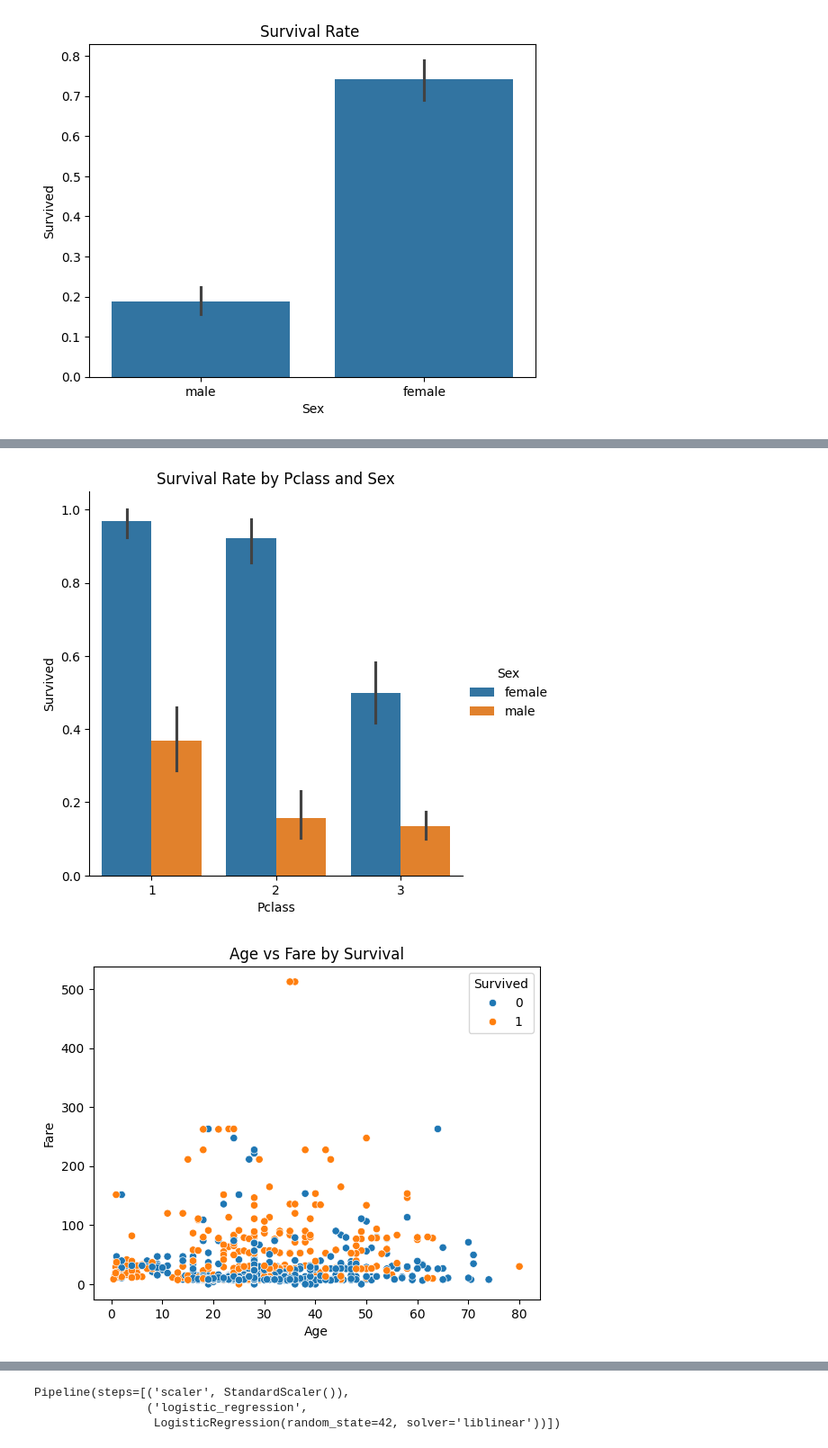
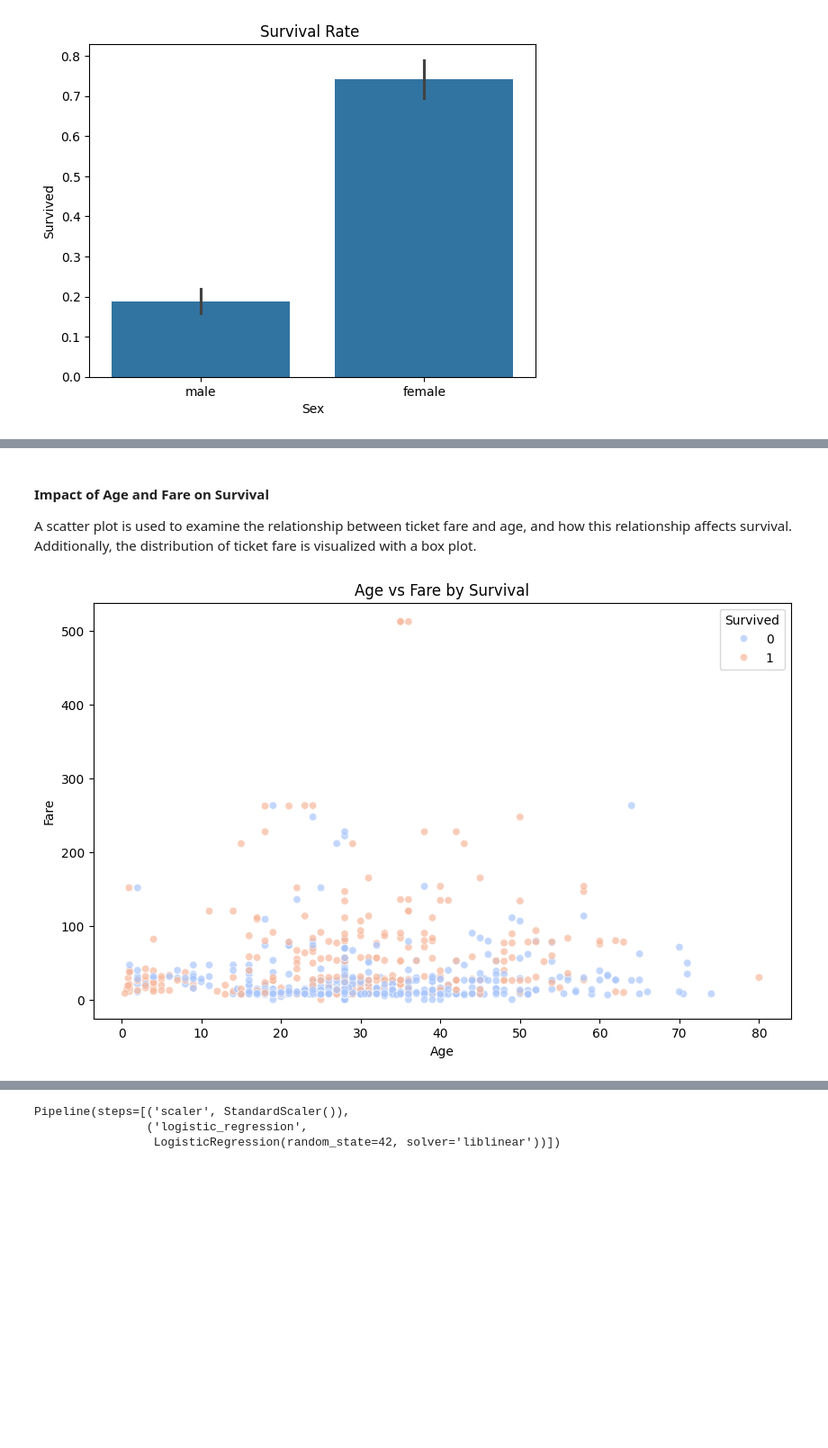
Before and after one commit to iceweasel13/titanic, a Jupyter notebook: titanic.ipynb, the cells around one changed output, grey strips where cells are left out. Shown: that part at 90% size. Cells and saved outputs as stored; diff of their text form; code cells hidden in the pictures; blank space fills up the shorter version.

```diff
--- a/titanic.ipynb
+++ b/titanic.ipynb
@@ -150,13 +204,14 @@ plt.show()
-# %%
-sns.catplot(x="Pclass", y="Survived", hue='Sex', kind="bar", data=train_data)
-plt.title("Survival Rate by Pclass and Sex")
-plt.show()
-# %% [output]
-[figure, removed]
+# %% [markdown]
+#### Impact of Age and Fare on Survival
+
+A scatter plot is used to examine the relationship between ticket fare and age, and how this relationship affects survival. Additionally, the distribution of ticket fare is visualized with a box plot.
 # %%
-sns.scatterplot(x='Age', y='Fare', hue='Survived', data=train_data)
+plt.figure(figsize=(10, 6))
+sns.scatterplot(x='Age', y='Fare', hue='Survived', data=train_data, palette='coolwarm', alpha=0.7)
 plt.title("Age vs Fare by Survival")
+plt.xlabel("Age")
+plt.ylabel("Fare")
 plt.show()
 # %% [output]
-[figure, old version]
+[figure, new version]
 # %%
```
Also changed, not shown: parts of 76 cells of this notebook, 2 other files.
